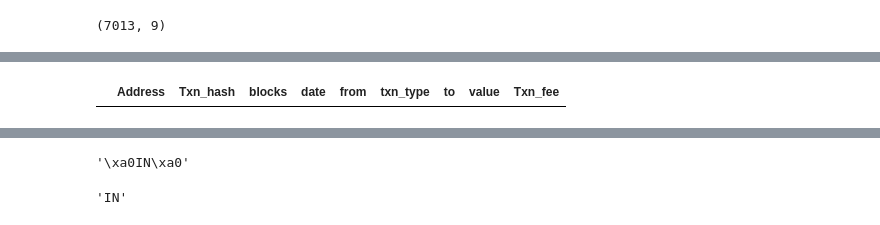
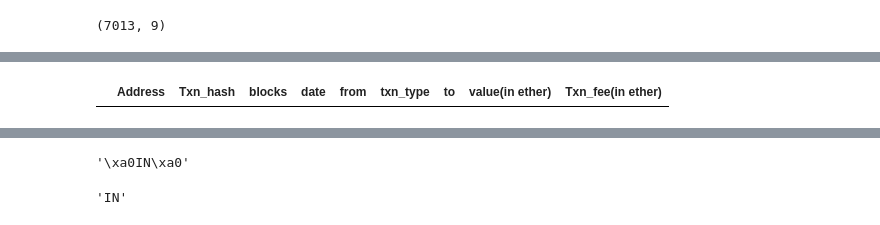
Before and after one commit to m-shilpa/ethereum-data-analysis, a Jupyter notebook: ethereum_1.ipynb, the cells around one changed output, grey strips where cells are left out. Saved outputs shown, nothing was run; the diff lists cells and outputs as text; code cells hidden in the pictures.

```diff
--- a/ethereum_1.ipynb
+++ b/ethereum_1.ipynb
@@ -388,7 +392,7 @@ transaction.shape
 (7013, 9)
 # %%
 # replace 'Ether' with '' for 'value' column
-transaction['value'] = transaction['value'].str.replace('Ether', '')
+transaction['value(in ether)'] = transaction['value(in ether)'].str.replace('Ether', '')
 # %%
 # value attribute contains ','
 transaction.iloc[46,:]
@@ -405,7 +409,7 @@ Txn_fee                                              0.000168
 Name: 46, dtype: object
 # %%
 # replace ',' with ''
-transaction['value'] = transaction['value'].str.replace(',', '')
+transaction['value(in ether)'] = transaction['value(in ether)'].str.replace(',', '')
 # %%
 # value attribute contains 'wei'
 print(transaction.iloc[174,:])
@@ -422,5 +426,5 @@ Txn_fee                                                     0
 Name: 174, dtype: object
 # %%
-wei = transaction[transaction['value'].str.contains(pat = 'wei') ]
+wei = transaction[transaction['value(in ether)'].str.contains(pat = 'wei') ]
 wei
 # %% [output]
@@ -447,6 +451,6 @@ Wei refers to the smallest denomination of ether (ETH), the currency used on the
 # %%
 ether = pow(10,18)
 for i in range(len(wei)):
-  wei['value'].iloc[i] = '{0:.30f}'.format(float(wei['value'].iloc[i].split(' ')[0])/ether)
+  wei['value(in ether)'].iloc[i] = '{0:.30f}'.format(float(wei['value(in ether)'].iloc[i].split(' ')[0])/ether)
 wei
 # %% [output]
@@ -487,9 +491,9 @@ transaction.tail()
 | 7011 | 0x738ca94db7ce8be1c3056cd6988eb37... | 0xe45c0baee8eec889f68ae02e18eca63... | 8266002 | 2019-08-01 16:50:11 | 0x33538b3808aa60f88d9564bc93e2f70... | IN | 0x738ca94db7ce8be1c3056cd6988eb37... | 0.000000000000000911000000000000 | 0.000021 |
 | 7012 | 0xde2204c30a452ea2c524f629fcd1e21... | 0xedabccee2d1a8bda2a01ff56a7f33d2... | 8308331 | 2019-08-08 6:24:31 | 0xb83488322899d7e039bcec4f2cb6ee7... | IN | 0xde2204c30a452ea2c524f629fcd1e21... | 0.000000000000000911000000000000 | 0.000042 |
 # %%
-a = transaction[transaction['value'].str.contains(pat = '[a-zA-Z]', regex = True) ]
+a = transaction[transaction['value(in ether)'].str.contains(pat = '[a-zA-Z]', regex = True) ]
 a.index = range(len(a))
 a
 # %% [output]
-|  | Address | Txn_hash | blocks | date | from | txn_type | to | value | Txn_fee |
+|  | Address | Txn_hash | blocks | date | from | txn_type | to | value(in ether) | Txn_fee(in ether) |
 # %%
```
Also changed, not shown: parts of 53 cells of this notebook.
